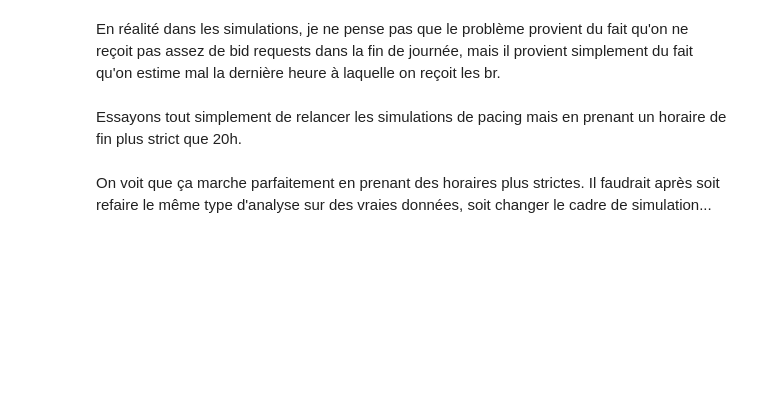
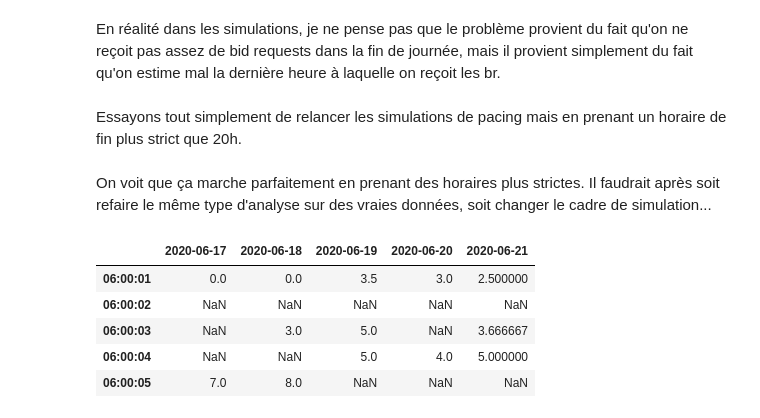
Before and after one commit to ThomasM-mecen/Displayce_internship, a Jupyter notebook: Pacing/Pacing_simulation_v4.ipynb, the cells around one changed output. Cells and saved outputs as stored; diff of their text form; code cells hidden in the pictures; blank space fills up the shorter version.

```diff
--- a/Pacing/Pacing_simulation_v4.ipynb
+++ b/Pacing/Pacing_simulation_v4.ipynb
@@ -350,0 +355,10 @@ On voit que ça marche parfaitement en prenant des horaires plus strictes. Il fa
+# %%
+pivoted = df.pivot_table('paiement', index = df.index.time, columns=df.index.date)
+pivoted.iloc[:5, :5]
+# %% [output]
+|  | 2020-06-17 | 2020-06-18 | 2020-06-19 | 2020-06-20 | 2020-06-21 |
+| 06:00:01 | 0.0 | 0.0 | 3.5 | 3.0 | 2.500000 |
+| 06:00:02 | NaN | NaN | NaN | NaN | NaN |
+| 06:00:03 | NaN | 3.0 | 5.0 | NaN | 3.666667 |
+| 06:00:04 | NaN | NaN | 5.0 | 4.0 | 5.000000 |
+| 06:00:05 | 7.0 | 8.0 | NaN | NaN | NaN |
```
Also changed, not shown: parts of 7 cells of this notebook, 4 other files.
